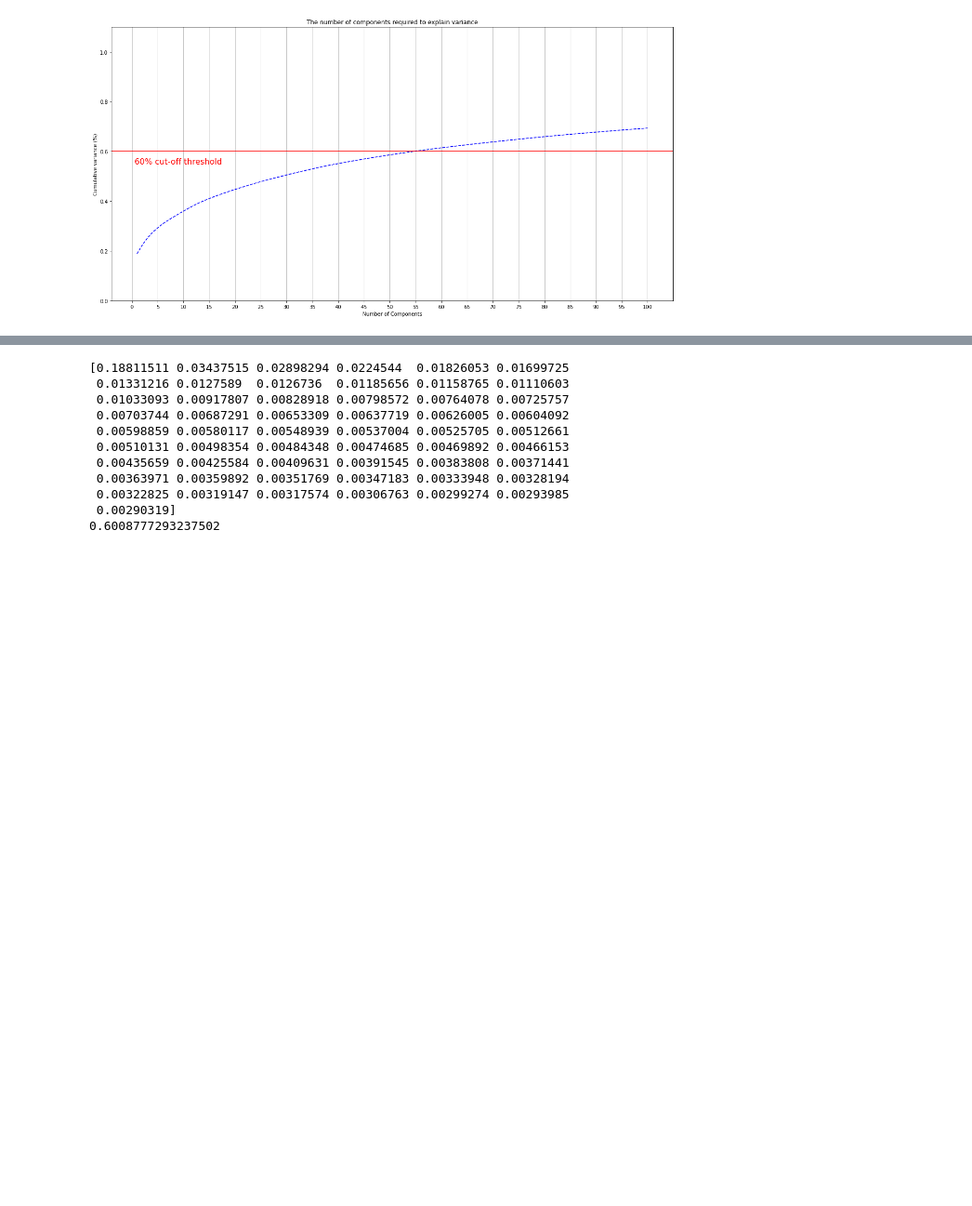
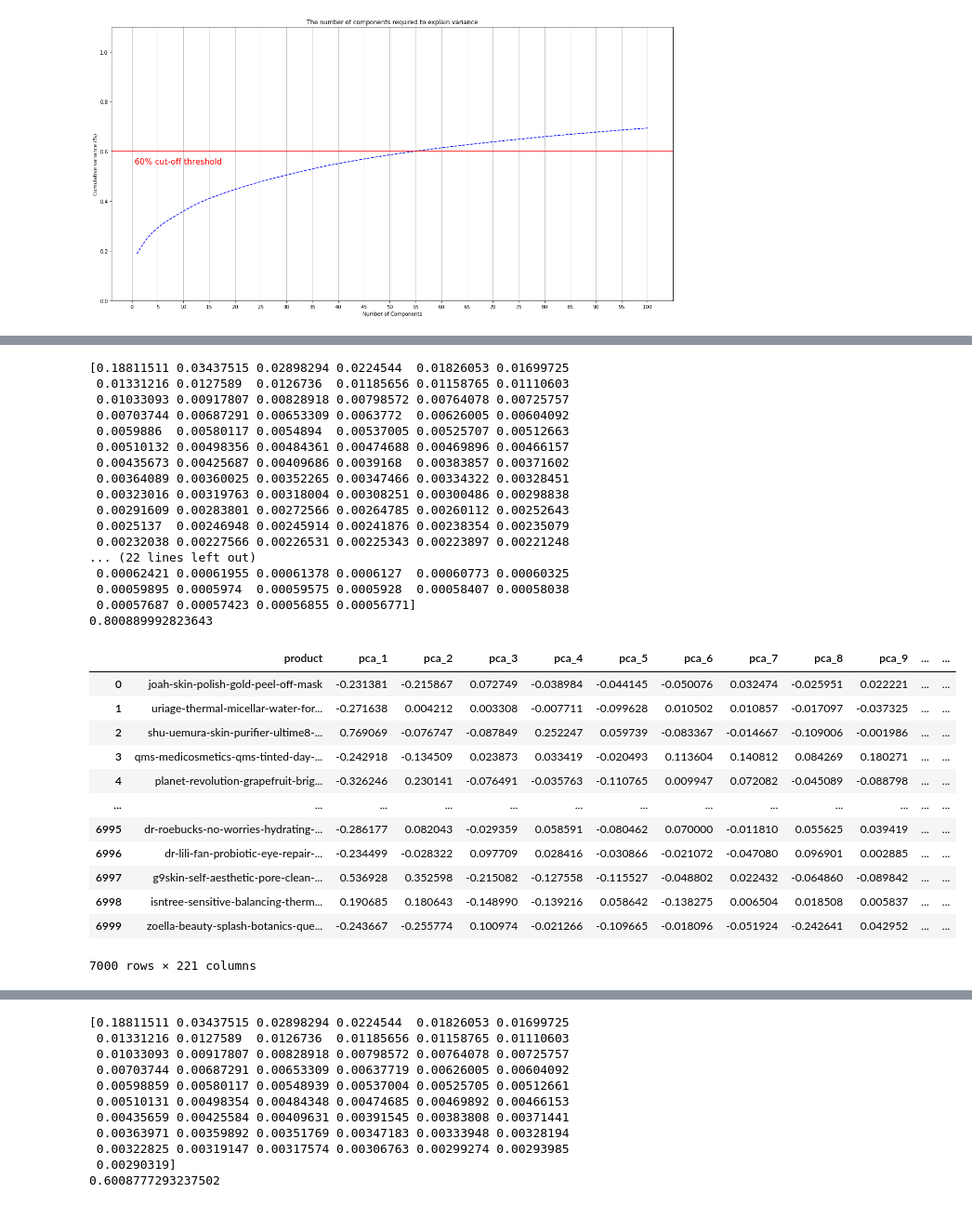
Before and after one commit to zb-dss-offline-1th/ml-repo-02, a Jupyter notebook: PCA.ipynb, the cells around one changed output, grey strips where cells are left out. Shown at 93% size. Saved outputs shown, nothing was run; the diff lists cells and outputs as text; code cells hidden in the pictures; blank space fills up the shorter version.

Commit message:
PCA & product compare

```diff
--- a/PCA.ipynb
+++ b/PCA.ipynb
@@ -195,0 +236,43 @@ plt.show()
+# %%
+skca_pca220,pca220 = get_pca_data(data,220)
+evr = pca220.explained_variance_ratio_
+print(evr)
+print(np.sum(evr))
+
+pca220_df = pd.DataFrame(prod)
+pca220_df.rename(columns={'Unnamed: 0':'product'},inplace=True)
+df = get_pca_df(skca_pca220,pca220)
+df['product'] = prod
+pca220_df = pd.merge(pca220_df,df,on='product')
+pca220_df
+# %% [output]
+[0.18811511 0.03437515 0.02898294 0.0224544  0.01826053 0.01699725
+ 0.01331216 0.0127589  0.0126736  0.01185656 0.01158765 0.01110603
+ 0.01033093 0.00917807 0.00828918 0.00798572 0.00764078 0.00725757
+ 0.00703744 0.00687291 0.00653309 0.0063772  0.00626005 0.00604092
+ 0.0059886  0.00580117 0.0054894  0.00537005 0.00525707 0.00512663
+ 0.00510132 0.00498356 0.00484361 0.00474688 0.00469896 0.00466157
+ 0.00435673 0.00425687 0.00409686 0.0039168  0.00383857 0.00371602
+ 0.00364089 0.00360025 0.00352265 0.00347466 0.00334322 0.00328451
+ 0.00323016 0.00319763 0.00318004 0.00308251 0.00300486 0.00298838
+ 0.00291609 0.00283801 0.00272566 0.00264785 0.00260112 0.00252643
+ 0.0025137  0.00246948 0.00245914 0.00241876 0.00238354 0.00235079
+ 0.00232038 0.00227566 0.00226531 0.00225343 0.00223897 0.00221248
+... (22 lines left out)
+ 0.00062421 0.00061955 0.00061378 0.0006127  0.00060773 0.00060325
+ 0.00059895 0.0005974  0.00059575 0.0005928  0.00058407 0.00058038
+ 0.00057687 0.00057423 0.00056855 0.00056771]
+0.800889992823643
+|  | product | pca_1 | pca_2 | pca_3 | pca_4 | pca_5 | pca_6 | pca_7 | pca_8 | pca_9 | ... | ... |
+| 0 | joah-skin-polish-gold-peel-off-mask | -0.231381 | -0.215867 | 0.072749 | -0.038984 | -0.044145 | -0.050076 | 0.032474 | -0.025951 | 0.022221 | ... | ... |
+| 1 | uriage-thermal-micellar-water-for... | -0.271638 | 0.004212 | 0.003308 | -0.007711 | -0.099628 | 0.010502 | 0.010857 | -0.017097 | -0.037325 | ... | ... |
+| 2 | shu-uemura-skin-purifier-ultime8-... | 0.769069 | -0.076747 | -0.087849 | 0.252247 | 0.059739 | -0.083367 | -0.014667 | -0.109006 | -0.001986 | ... | ... |
+| 3 | qms-medicosmetics-qms-tinted-day-... | -0.242918 | -0.134509 | 0.023873 | 0.033419 | -0.020493 | 0.113604 | 0.140812 | 0.084269 | 0.180271 | ... | ... |
+| 4 | planet-revolution-grapefruit-brig... | -0.326246 | 0.230141 | -0.076491 | -0.035763 | -0.110765 | 0.009947 | 0.072082 | -0.045089 | -0.088798 | ... | ... |
+| ... | ... | ... | ... | ... | ... | ... | ... | ... | ... | ... | ... | ... |
+| 6995 | dr-roebucks-no-worries-hydrating-... | -0.286177 | 0.082043 | -0.029359 | 0.058591 | -0.080462 | 0.070000 | -0.011810 | 0.055625 | 0.039419 | ... | ... |
+| 6996 | dr-lili-fan-probiotic-eye-repair-... | -0.234499 | -0.028322 | 0.097709 | 0.028416 | -0.030866 | -0.021072 | -0.047080 | 0.096901 | 0.002885 | ... | ... |
+| 6997 | g9skin-self-aesthetic-pore-clean-... | 0.536928 | 0.352598 | -0.215082 | -0.127558 | -0.115527 | -0.048802 | 0.022432 | -0.064860 | -0.089842 | ... | ... |
+| 6998 | isntree-sensitive-balancing-therm... | 0.190685 | 0.180643 | -0.148990 | -0.139216 | 0.058642 | -0.138275 | 0.006504 | 0.018508 | 0.005837 | ... | ... |
+| 6999 | zoella-beauty-splash-botanics-que... | -0.243667 | -0.255774 | 0.100974 | -0.021266 | -0.109665 | -0.018096 | -0.051924 | -0.242641 | 0.042952 | ... | ... |
+7000 rows × 221 columns
```
Also changed, not shown: parts of 5 cells of this notebook, 2 other files.
